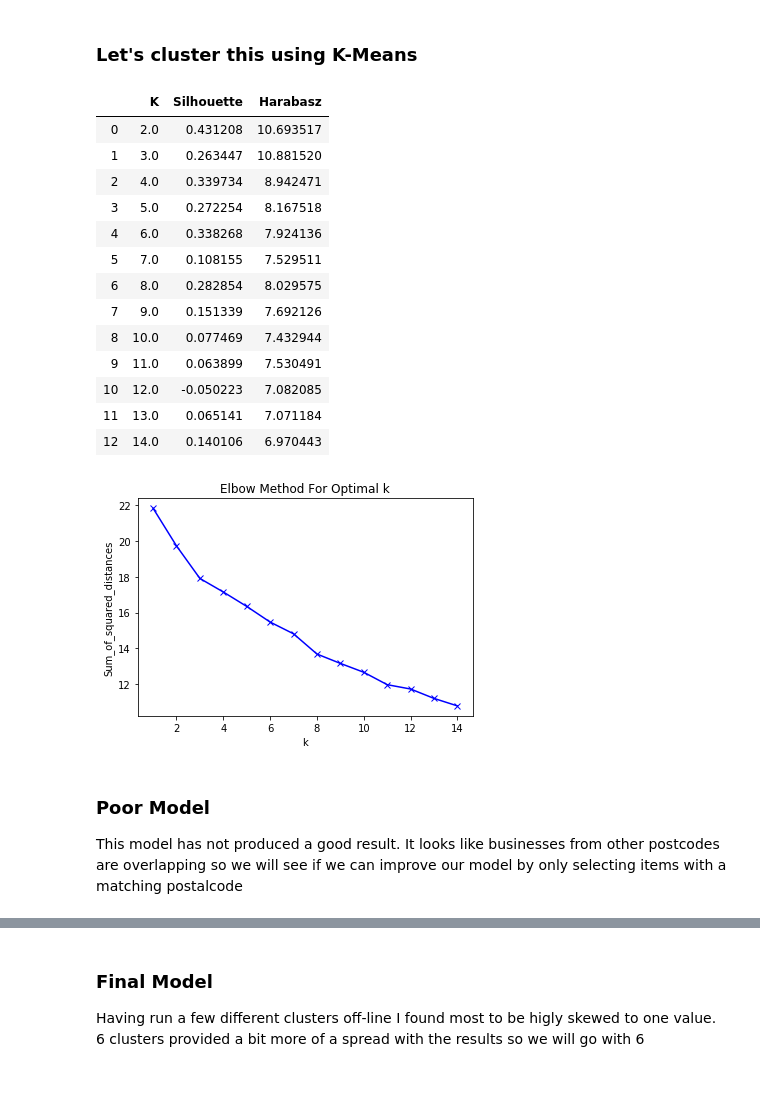
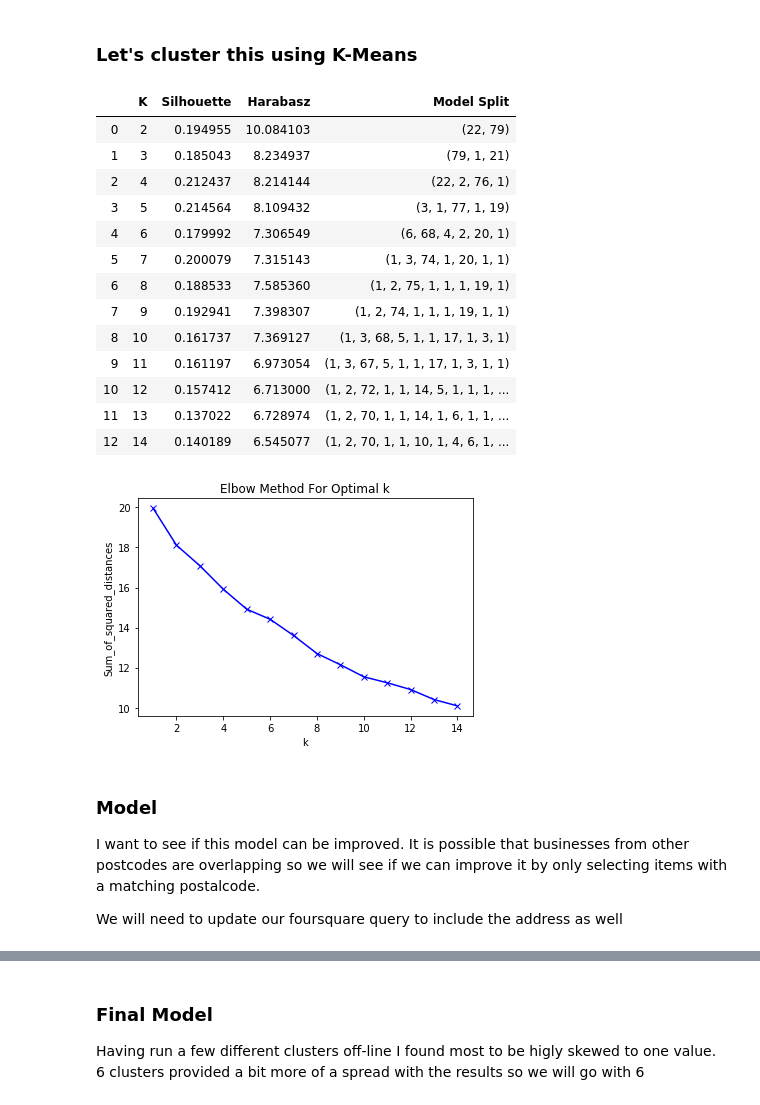
Before and after one commit to moaeedsajid/Coursera_Capstone, a Jupyter notebook: Week3_Part3.ipynb, the cells around one changed output, grey strips where cells are left out. Drawn from its saved outputs; the diff is of its cells as text; code cells hidden in the pictures.

```diff
--- a/Week3_Part3.ipynb
+++ b/Week3_Part3.ipynb
@@ -361,6 +383,8 @@ display(postalCode_venues_sorted)
 # %% [markdown]
 ### Let's cluster this using K-Means
 # %%
+import collections
+
 # import k-means from clustering stage
 from sklearn.cluster import KMeans
 from sklearn import metrics
@@ -368,53 +392,56 @@ import matplotlib.pyplot as plt
 %matplotlib inline
 
 # set number of clusters
 K = range(1,15)
 metricScoresDf = pd.DataFrame(columns=('K','Silhouette', ' Harabasz'))
 
 toronto_grouped_clustering = toronto_grouped.drop('PostalCode', 1)
 
 # run k-means clustering
 Sum_of_squared_distances = []
 for k in K:
     k_means = KMeans(n_clusters=k, random_state = 0)
     model = k_means.fit(toronto_grouped_clustering)
     Sum_of_squared_distances.append(k_means.inertia_)
     y_hat = k_means.predict(toronto_grouped_clustering)
     labels = k_means.labels_
     if k != 1:
         silhouette = metrics.silhouette_score(toronto_grouped_clustering, labels, metric = 'euclidean')
         harabasz = metrics.calinski_harabasz_score(toronto_grouped_clustering, labels)
-        metricScoresDf = metricScoresDf.append({'K':k,'Silhouette':silhouette, ' Harabasz':harabasz}, ignore_index = True)
+        modelSplit = collections.Counter(model.labels_).values()
+        metricScoresDf = metricScoresDf.append({'K':k,'Silhouette':silhouette, ' Harabasz':harabasz, 'Model Split':modelSplit}, ignore_index = True)
 
 display(metricScoresDf)
 
 plt.plot(K, Sum_of_squared_distances, 'bx-')
 plt.xlabel('k')
 plt.ylabel('Sum_of_squared_distances')
 plt.title('Elbow Method For Optimal k')
 plt.show()
 # check cluster labels generated for each row in the dataframe
 #kmeans.labels_[0:10]
 # %% [output]
-|  | K | Silhouette | Harabasz |
-| 0 | 2.0 | 0.431208 | 10.693517 |
-| 1 | 3.0 | 0.263447 | 10.881520 |
-| 2 | 4.0 | 0.339734 | 8.942471 |
-| 3 | 5.0 | 0.272254 | 8.167518 |
-| 4 | 6.0 | 0.338268 | 7.924136 |
-| 5 | 7.0 | 0.108155 | 7.529511 |
-| 6 | 8.0 | 0.282854 | 8.029575 |
-| 7 | 9.0 | 0.151339 | 7.692126 |
-| 8 | 10.0 | 0.077469 | 7.432944 |
-| 9 | 11.0 | 0.063899 | 7.530491 |
-| 10 | 12.0 | -0.050223 | 7.082085 |
-| 11 | 13.0 | 0.065141 | 7.071184 |
-| 12 | 14.0 | 0.140106 | 6.970443 |
+|  | K | Silhouette | Harabasz | Model Split |
+| 0 | 2 | 0.194955 | 10.084103 | (22, 79) |
+| 1 | 3 | 0.185043 | 8.234937 | (79, 1, 21) |
+| 2 | 4 | 0.212437 | 8.214144 | (22, 2, 76, 1) |
+| 3 | 5 | 0.214564 | 8.109432 | (3, 1, 77, 1, 19) |
+| 4 | 6 | 0.179992 | 7.306549 | (6, 68, 4, 2, 20, 1) |
+| 5 | 7 | 0.200079 | 7.315143 | (1, 3, 74, 1, 20, 1, 1) |
+| 6 | 8 | 0.188533 | 7.585360 | (1, 2, 75, 1, 1, 1, 19, 1) |
+| 7 | 9 | 0.192941 | 7.398307 | (1, 2, 74, 1, 1, 1, 19, 1, 1) |
+| 8 | 10 | 0.161737 | 7.369127 | (1, 3, 68, 5, 1, 1, 17, 1, 3, 1) |
+| 9 | 11 | 0.161197 | 6.973054 | (1, 3, 67, 5, 1, 1, 17, 1, 3, 1, 1) |
+| 10 | 12 | 0.157412 | 6.713000 | (1, 2, 72, 1, 1, 14, 5, 1, 1, 1, ... |
+| 11 | 13 | 0.137022 | 6.728974 | (1, 2, 70, 1, 1, 14, 1, 6, 1, 1, ... |
+| 12 | 14 | 0.140189 | 6.545077 | (1, 2, 70, 1, 1, 10, 1, 4, 6, 1, ... |
-[figure, old version]
+[figure, new version]
 # %% [markdown]
-### Poor Model
+### Model
 
-This model has not produced a good result.  It looks like businesses from other postcodes are overlapping so we will see if we can improve our model by only selecting items with a matching postalcode
+I want to see if this model can be improved.  It is possible that businesses from other postcodes are overlapping so we will see if we can improve it by only selecting items with a matching postalcode.
+
+We will need to update our foursquare query to include the address as well
 # %%
 def getNearbyVenues(names, neighbourhoods, latitudes, longitudes, radius=500, limit=100):
 
```
Also changed, not shown: parts of 22 cells of this notebook, 2 other files.
